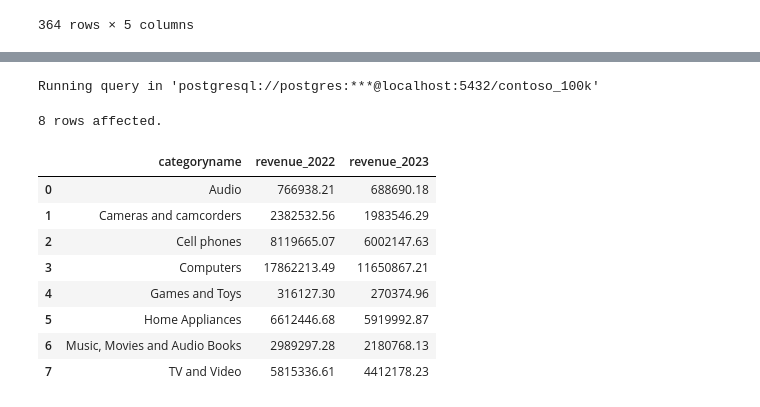
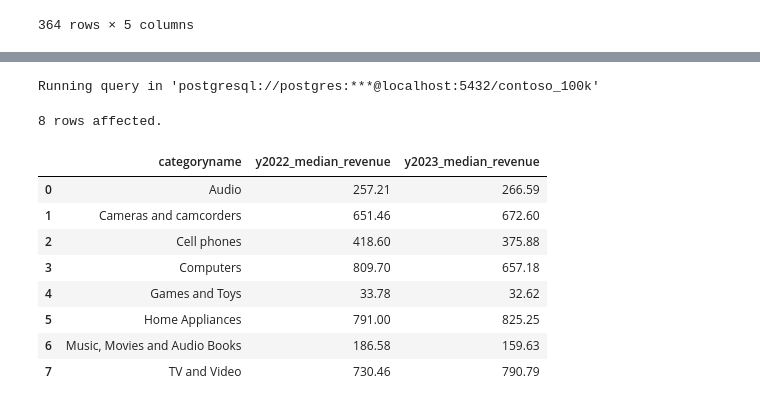
Before and after one commit to Nour-salepan/collab, a Jupyter notebook: Resources/Blank_SQL_Notebook.ipynb, the cells around one changed output, grey strips where cells are left out. Drawn from its saved outputs; the diff is of its cells as text; code cells hidden in the pictures.

```diff
--- a/Resources/Blank_SQL_Notebook.ipynb
+++ b/Resources/Blank_SQL_Notebook.ipynb
@@ -132,22 +172,24 @@ Running query in 'postgresql://postgres:***@localhost:5432/contoso_100k'
 # %%
 %%sql
 select
 p.categoryname,
-sum(case when s.orderdate between '2022-01-01' and '2022-12-31' then s.netprice * s.quantity * s.exchangeRate end ) as revenue_2022,
-sum(case when s.orderdate between '2023-01-01' and '2023-12-31' then s.netprice * s.quantity * s.exchangeRate end ) as revenue_2023
+PERCENTILE_CONT(.50) WITHIN GROUP (ORDER BY
+case when s.orderdate between '2022-01-01' and '2022-12-31' then (s.netprice * s.quantity * s.exchangeRate) end  ) as y2022_median_revenue,
+PERCENTILE_CONT(.50) WITHIN GROUP (ORDER BY
+case when s.orderdate between '2023-01-01' and '2023-12-31' then (s.netprice * s.quantity * s.exchangeRate) end  ) as y2023_median_revenue
 from sales s
 left join product p on s.productkey = p.productkey
 group by p.categoryname
 order by p.categoryname;
 # %% [output]
 Running query in 'postgresql://postgres:***@localhost:5432/contoso_100k'
 8 rows affected.
-|  | categoryname | revenue_2022 | revenue_2023 |
-| 0 | Audio | 766938.21 | 688690.18 |
-| 1 | Cameras and camcorders | 2382532.56 | 1983546.29 |
-| 2 | Cell phones | 8119665.07 | 6002147.63 |
-| 3 | Computers | 17862213.49 | 11650867.21 |
-| 4 | Games and Toys | 316127.30 | 270374.96 |
-| 5 | Home Appliances | 6612446.68 | 5919992.87 |
-| 6 | Music, Movies and Audio Books | 2989297.28 | 2180768.13 |
-| 7 | TV and Video | 5815336.61 | 4412178.23 |
+|  | categoryname | y2022_median_revenue | y2023_median_revenue |
+| 0 | Audio | 257.21 | 266.59 |
+| 1 | Cameras and camcorders | 651.46 | 672.60 |
+| 2 | Cell phones | 418.60 | 375.88 |
+| 3 | Computers | 809.70 | 657.18 |
+| 4 | Games and Toys | 33.78 | 32.62 |
+| 5 | Home Appliances | 791.00 | 825.25 |
+| 6 | Music, Movies and Audio Books | 186.58 | 159.63 |
+| 7 | TV and Video | 730.46 | 790.79 |
```
Also changed, not shown: parts of 3 cells of this notebook.
